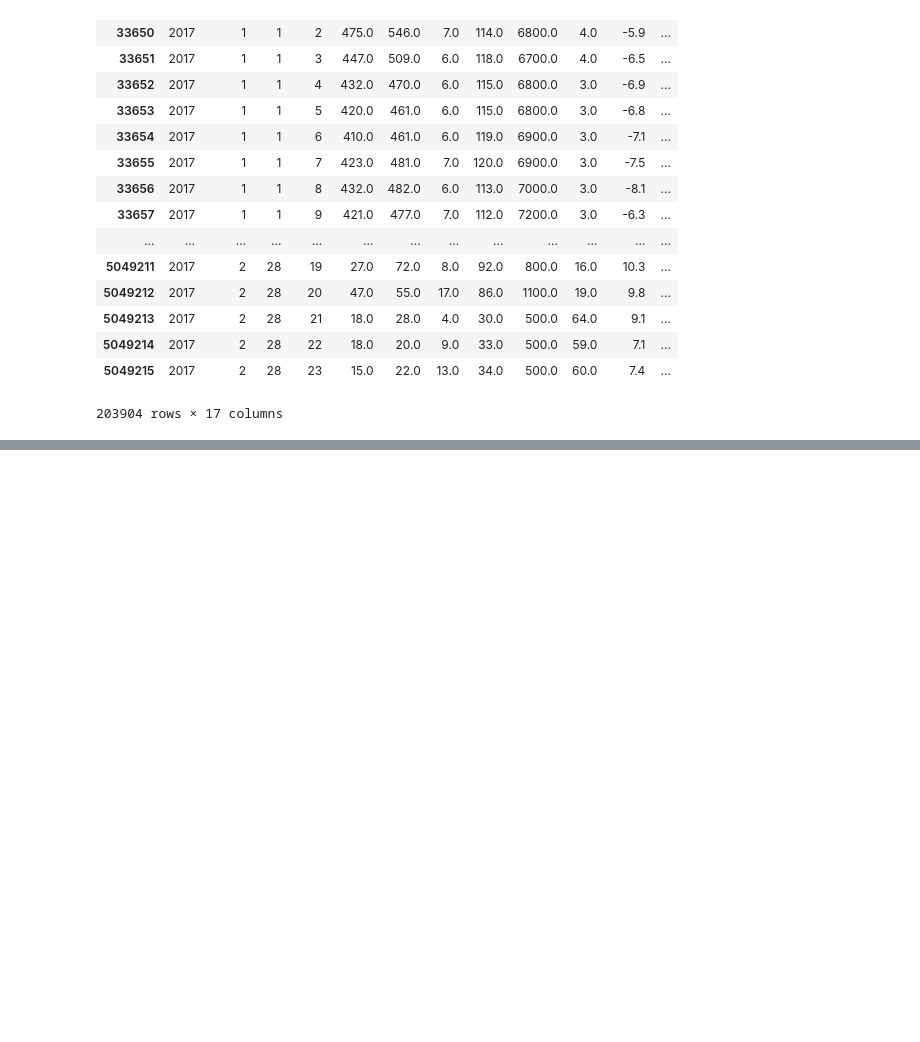
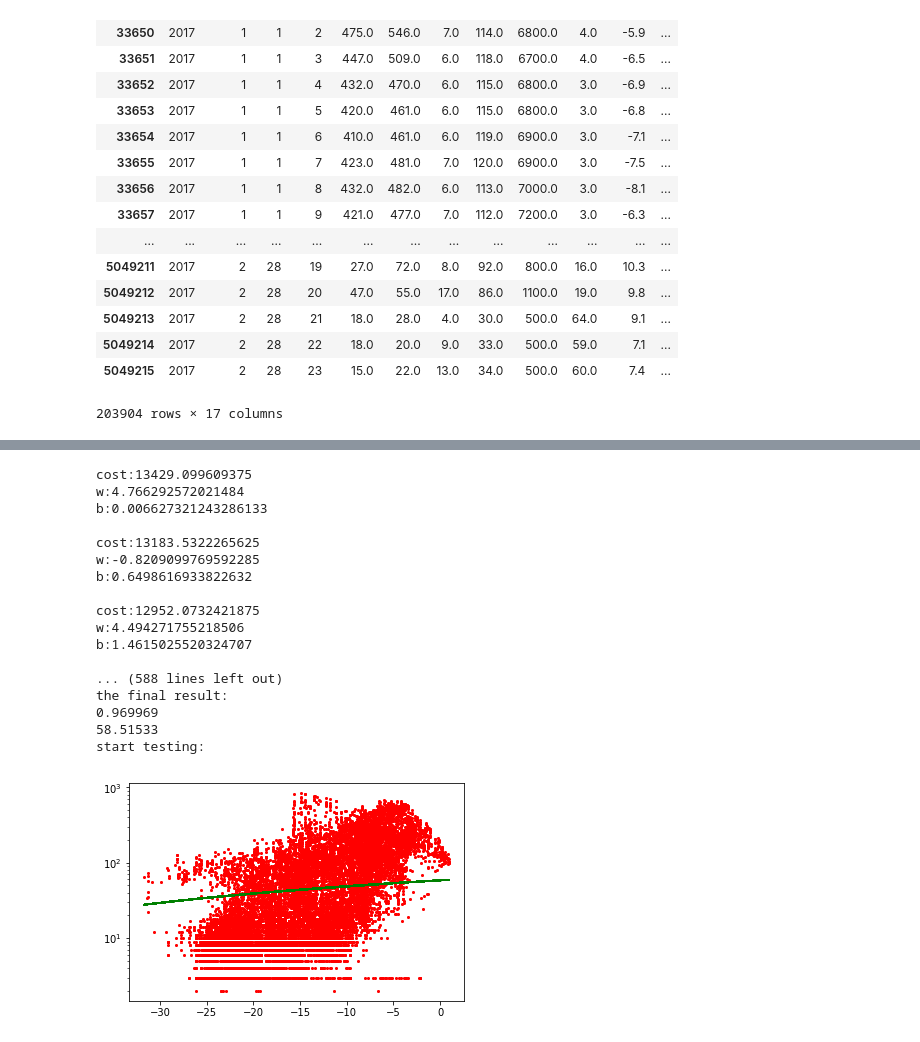
Before and after one commit to JudahZammit/Comp4190A2, a Jupyter notebook: A2_linearRegression.ipynb, the cells around one changed output, grey strips where cells are left out. Cells and saved outputs as stored; diff of their text form; code cells hidden in the pictures; blank space fills up the shorter version.

```diff
--- a/A2_linearRegression.ipynb
+++ b/A2_linearRegression.ipynb
@@ -3,13 +3,15 @@ import tensorflow as tf
 import numpy as np
 import pandas as pd
 import glob
+import math
+import matplotlib.pyplot as plt
 all_files = glob.glob('*.csv')
 
 temp = []
 for filename in all_files:
     df = pd.concat((pd.read_csv(f) for f in all_files))
     temp.append(df)
-frame = pd.concat(li, axis=0, ignore_index=True)
+frame = pd.concat(temp, axis=0, ignore_index=True)
 # %%
 frame = frame.drop('No', 1)
 # %%
@@ -61,10 +63,9 @@ x_test=np.array(test_data[['TEMP', 'PRES', 'DEWP', 'RAIN', 'wd', 'WSPM']].values
 # %%
 #this method receives 2 sets, one is the training set one is the label
 #this method will train a linear model for 1-d and return it
-def train_simple(X,Y):
-
-    eta=0.0000001   #the learing rate
-    epochs=5000
+#eta--the learing rate
+def train_simple(X,Y,X_test,Y_test,eta,epochs):
+    original=0     #the original weight^2+bias^2
     #set placeholders and variables
     x=tf.placeholder('float')
     y=tf.placeholder('float')
@@ -73,7 +74,7 @@ def train_simple(X,Y):
     #the prediction with the current model
     result=tf.add(tf.multiply(weight,x),bias)
     loss=tf.reduce_mean(tf.square(result-y))
-    optimizer=tf.train.GradientDescentOptimizer(eta).minimize(loss)
+    optimizer=tf.train.GradientDescentOptimizer(eta).minimize(loss)  #can choose adam if you want
     feed_dict={x:X,y:Y}
     with tf.Session() as sess:
         sess.run(tf.global_variables_initializer())
@@ -81,8 +82,23 @@ def train_simple(X,Y):
             sess.run(optimizer,feed_dict=feed_dict)
             print('cost:{}'.format(sess.run(loss,feed_dict=feed_dict)))
             print('w:{}'.format(weight.eval()))
+            print('b:{}'.format(bias.eval()))
+            print()
+        print('the final result:')
         print(weight.eval())
         print(bias.eval())
+        print('start testing:')
+        prediction=sess.run(result,feed_dict={x:X_test})
+        return X_test,Y_test,prediction
+# %%
+def plot_simple(X,Y,X_test,Y_test,eta,epochs):
+    x1,y1=removeNan(X,Y)
+    x2,y2=removeNan(X_test,Y_test)
+    x,y,pred=train_simple(x1,y1,x2,y2,eta,epochs)
+    plt.scatter(x2,y2,c='r',s=1)
+    plt.plot(x2,pred,c='g')
+    plt.yscale('log')
+    plt.show()
 # %%
 # remove all nan's from x and y
 #if x(or y) contains nan on index i then remove the the i th element from both lists
@@ -96,6 +120,6 @@ def removeNan(X,Y):
 # %%
-def run(X,Y):
+def run_simple(X,Y):
     x1,y1=removeNan(X,Y)
-    train_simple(x1,y1)
-run(x_train_PRES,y_train)
+    train_simple(x1,y1,0.0000001,500)
+run_simple(x_train_PRES,y_train)
 # %% [output]
@@ -119,0 +230,22 @@ KeyboardInterrupt:
+# %%
+#this part is for part one except wind
+plot_simple(x_train_DEWP,y_train,x_test_DEWP,y_test,0.005,150)
+# %% [output]
+cost:13429.099609375
+w:4.766292572021484
+b:0.006627321243286133
+
+cost:13183.5322265625
+w:-0.8209099769592285
+b:0.6498616933822632
+
+cost:12952.0732421875
+w:4.494271755218506
+b:1.4615025520324707
+
+... (588 lines left out)
+the final result:
+0.969969
+58.51533
+start testing:
+[figure, added]
```
Also changed, not shown: parts of 8 cells of this notebook.
